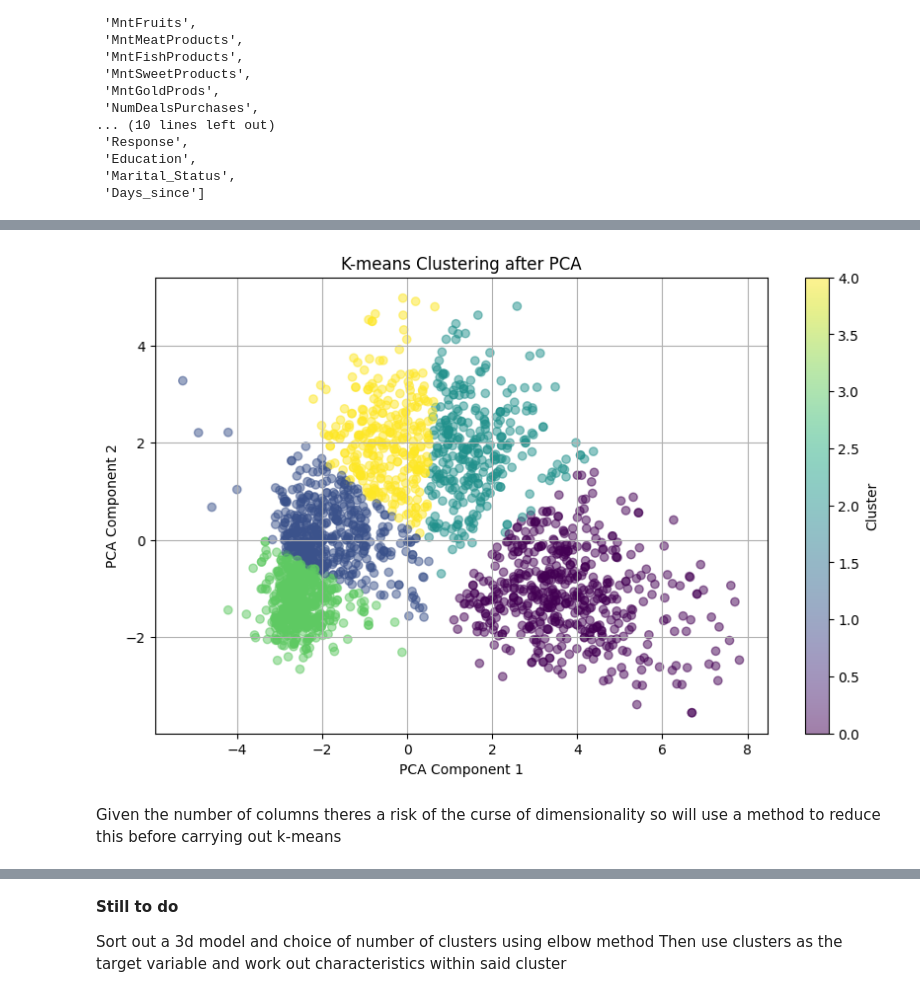
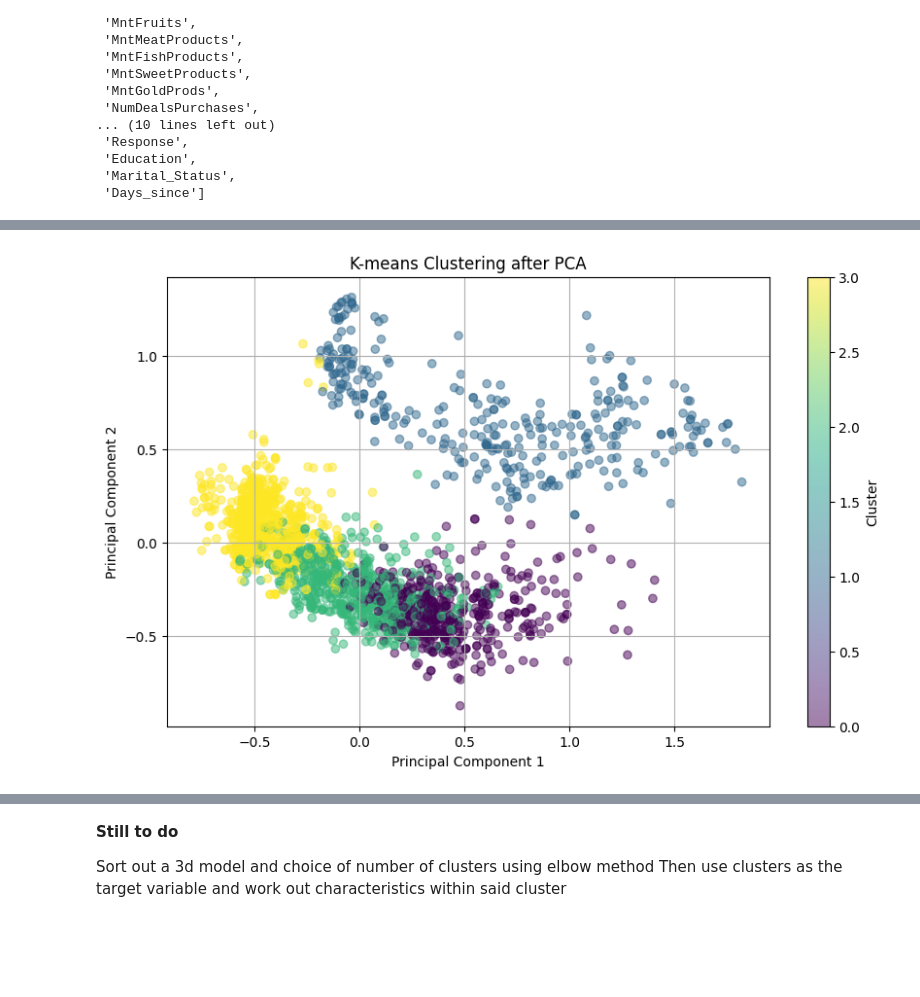
Before and after one commit to Swalke20/DLS_Project, a Jupyter notebook: 4. Customer Segmentation Project/Customer_segmentation_project.ipynb, the cells around one changed output, grey strips where cells are left out. Drawn from its saved outputs; the diff is of its cells as text; code cells hidden in the pictures; blank space fills up the shorter version.

Commit message:
PCA and clustering for both mm and ss visualised

```diff
--- a/4. Customer Segmentation Project/Customer_segmentation_project.ipynb
+++ b/4. Customer Segmentation Project/Customer_segmentation_project.ipynb
@@ -494,9 +554,10 @@ plt.show
 # %%
-# Step 2: Apply PCA
-pca = PCA(n_components=2)  # Specify the desired number of components
-stan_pca = pca.fit_transform(stan_scaled_df)
+pca = PCA(n_components=3)
+X_mm_pca = pca.fit_transform(mm_scaled_values)
 
 # Step 3: Determine the Number of Principal Components
 explained_variance_ratio = pca.explained_variance_ratio_
 print("Explained Variance Ratio:", explained_variance_ratio)
+
+pc_mm_df = pd.DataFrame(X_mm_pca, columns=['Principal Component 1', 'Principal Component 2', 'Principal Component 3'])
 # %% [output]
@@ -503,0 +565,18 @@ Explained Variance Ratio: [0.25687309 0.08975319]
+# %%
+wcss = []
+
+for n_clusters in range_n_clusters:
+    # Initialize KMeans with n_clusters
+    kmeans = KMeans(n_clusters=n_clusters)
+    # Fit the model
+    kmeans.fit(X_mm_pca)
+    # Compute the within-cluster sum of squares (WCSS)
+    wcss.append(kmeans.inertia_)
+
+# Plot the elbow curve
+plt.plot(range_n_clusters, wcss, marker='o')
+plt.xlabel('Number of clusters')
+plt.ylabel('Within-cluster sum of squares (WCSS)')
+plt.title('Elbow Method For Optimal Number of Clusters')
+plt.xticks(range_n_clusters)
+plt.show()
@@ -504,27 +585,23 @@ Explained Variance Ratio: [0.25687309 0.08975319]
 # %%
-k = 5  # Specify the desired number of clusters
+k = 4  # Specify the desired number of clusters
 kmeans = KMeans(n_clusters=k, random_state=7)
-clusters = kmeans.fit_predict(stan_pca)
+clusters = kmeans.fit_predict(X_mm_pca)
 
-pca_df = pd.DataFrame(stan_pca, columns=['PCA_Component_1', 'PCA_Component_2'])
-pca_df['Cluster'] = clusters
+pc_mm_df['Cluster'] = clusters
 # %%
 # Extract the PCA components and cluster labels from the pca_df DataFrame
-x_pca1 = pca_df['PCA_Component_1']
-x_pca2 = pca_df['PCA_Component_2']
-clusters = pca_df['Cluster']
+x_mm_pca1 = pc_mm_df['Principal Component 1']
+x_mm_pca2 = pc_mm_df['Principal Component 2']
+clusters = pc_mm_df['Cluster']
 
 # Create a scatter plot
 plt.figure(figsize=(10, 6))
-plt.scatter(x_pca1, x_pca2, c=clusters, cmap='viridis', alpha=0.5)
+plt.scatter(x_mm_pca1, x_mm_pca2, c=clusters, cmap='viridis', alpha=0.5)
 plt.title('K-means Clustering after PCA')
-plt.xlabel('PCA Component 1')
-plt.ylabel('PCA Component 2')
-#plt.zlabel('PCA Component 3')
+plt.xlabel('Principal Component 1')
+plt.ylabel('Principal Component 2')
 plt.colorbar(label='Cluster')
 plt.grid(True)
 plt.show()
 # %% [output]
-[figure, old version]
+[figure, new version]
-# %% [markdown]
-Given the number of columns theres a risk of the curse of dimensionality so will use a method to reduce this before carrying out k-means
```
Also changed, not shown: parts of 19 cells of this notebook.
